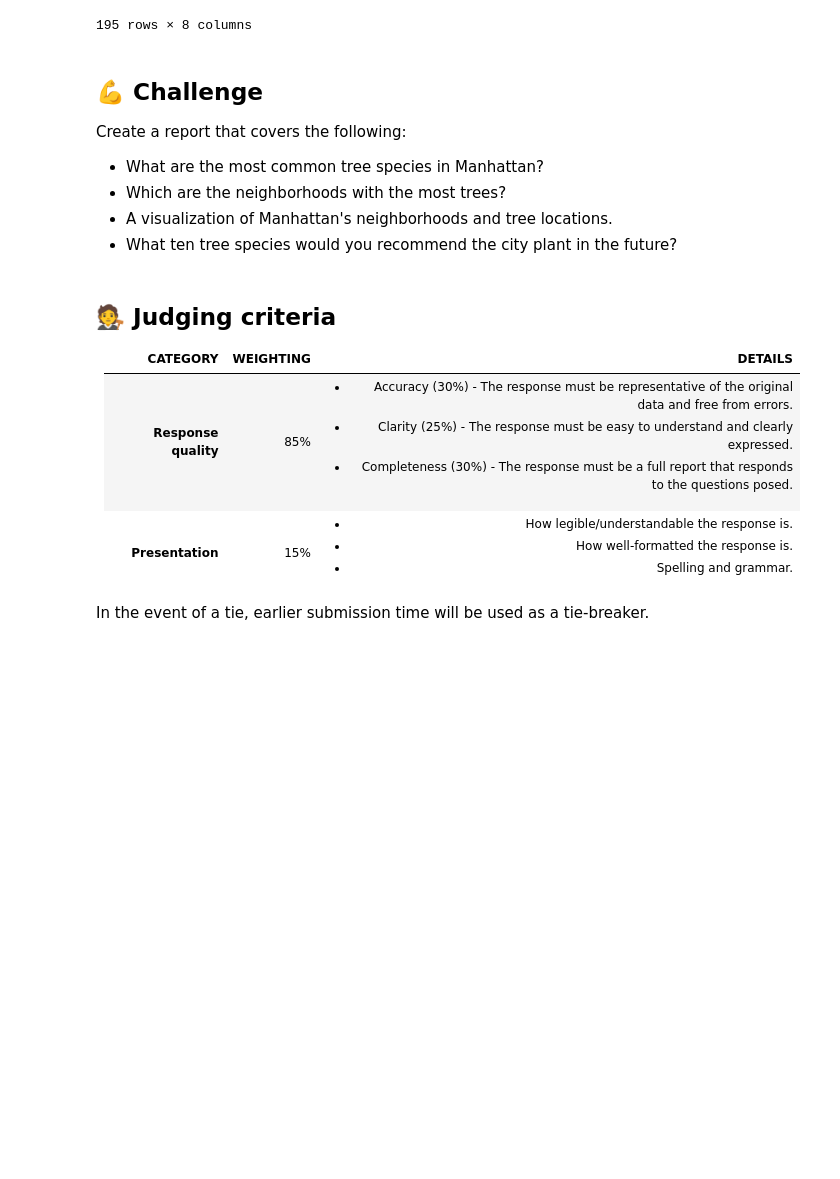
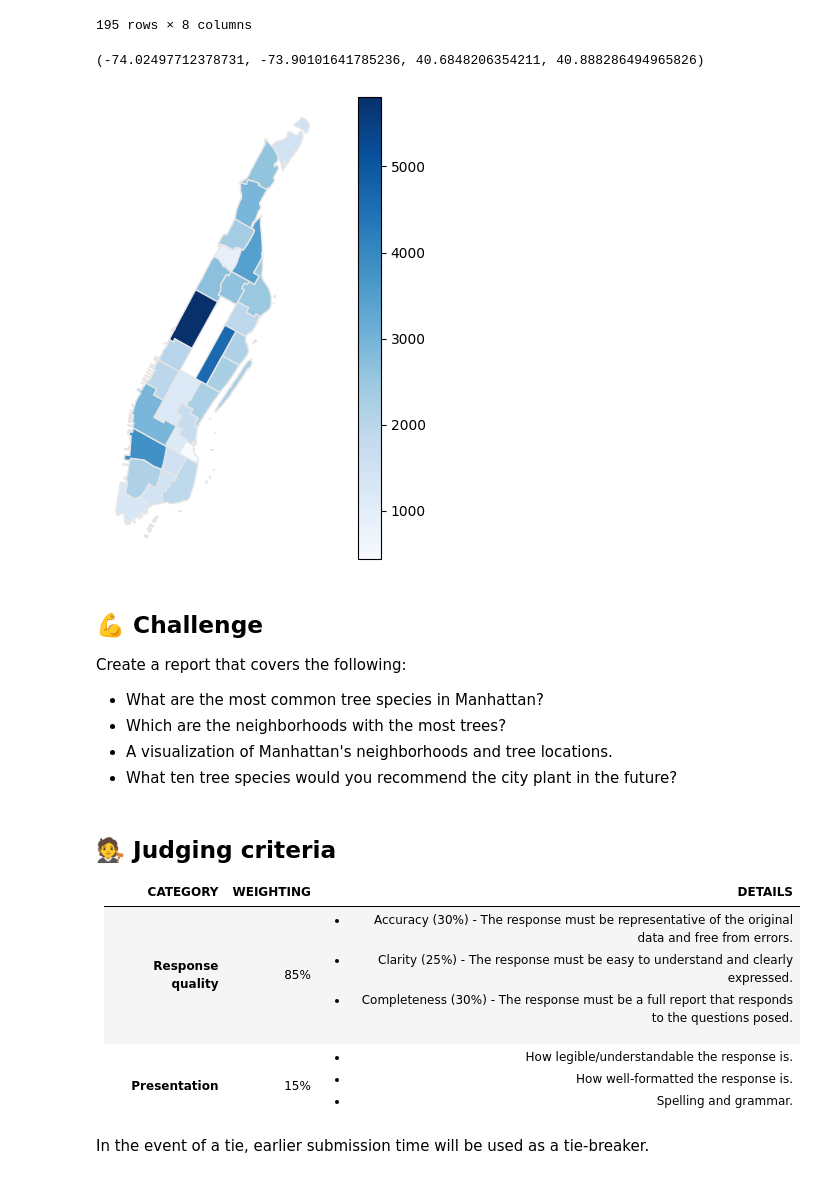
Before and after one commit to JasonMuteham/City-Tree-Species, a Jupyter notebook: notebook.ipynb, the cells around one changed output. Drawn from its saved outputs; the diff is of its cells as text; code cells hidden in the pictures; blank space fills up the shorter version.

```diff
--- a/notebook.ipynb
+++ b/notebook.ipynb
@@ -200,3 +200,20 @@ neighborhoods
 | 193 | 4.0 | Queens | 081 | QN03 | Springfield Gardens South-Brookville | 4.326375e+07 | 45266.267875 | POLYGON ((-73.75763 40.66645, -73... |
 | 194 | 4.0 | Queens | 081 | QN98 | Airport | 2.277617e+08 | 134833.935261 | MULTIPOLYGON (((-73.74712 40.6371... |
 195 rows × 8 columns
+# %%
+grp_trees = trees.groupby('nta')['nta_name'].agg(['count'])
+#grp_trees = grp_trees.reset_index()
+#grp_trees.columns=['Count','sum']
+#print(grp_trees)
+df_merged = neighborhoods.merge(grp_trees, #map_df merge to df
+ left_on=['ntacode'],
+ right_on=['nta'])
+df_merged = df_merged.set_index('ntaname')
+#df_merged.head(5)
+# %%
+fig, ax = plt.subplots(1, figsize=(10,6))
+df_merged.plot(column='count', cmap='Blues', linewidth=1, ax=ax, edgecolor='0.9', legend = True)
+ax.axis('off')
+# %% [output]
+(-74.02497712378731, -73.90101641785236, 40.6848206354211, 40.888286494965826)
+[figure, added]
```
Also changed, not shown: parts of 4 cells of this notebook, 1 other file.
